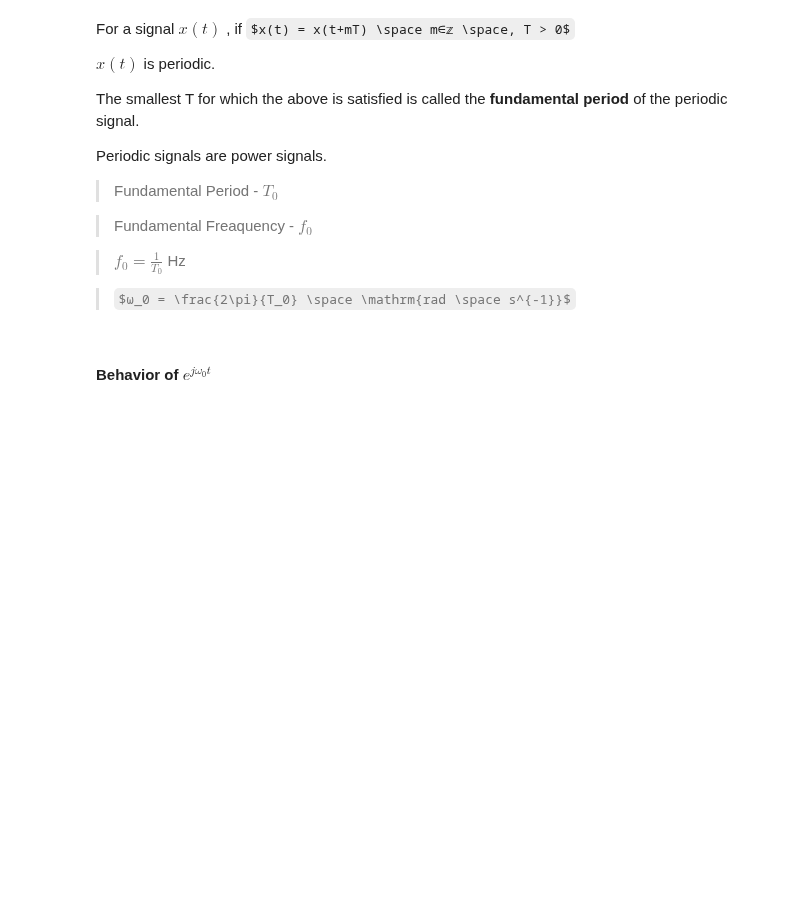
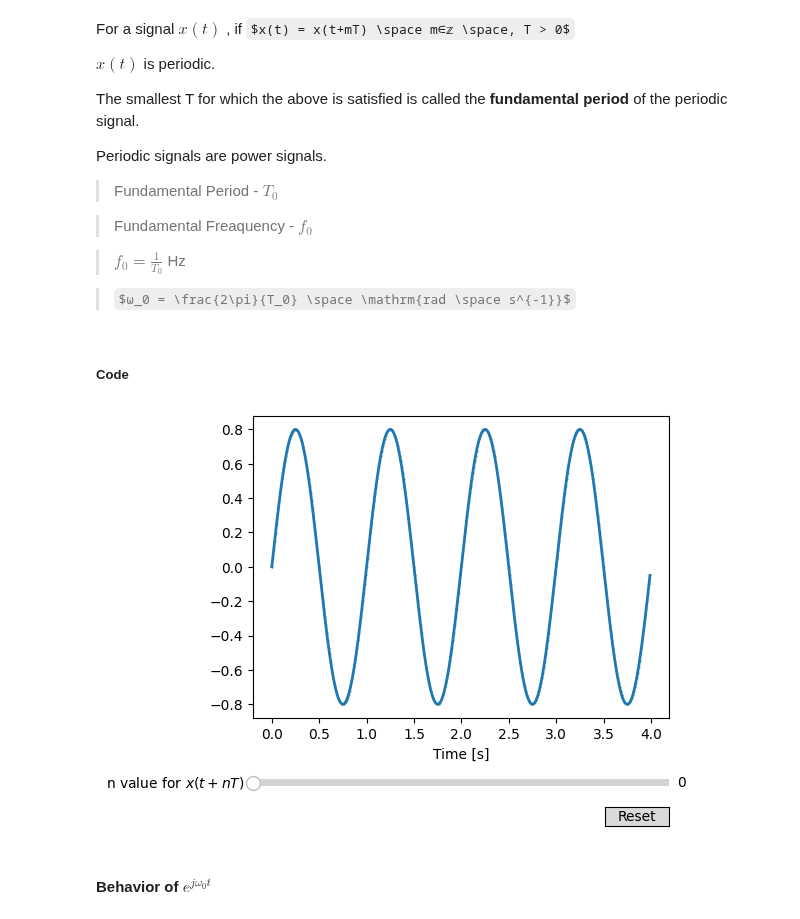
Before and after one commit to BuwanekaEpakanda/EE_257_Note_Book, a Jupyter notebook: EE_257_Signals_and_Systems.ipynb, the cells around one changed output. Drawn from its saved outputs; the diff is of its cells as text; code cells hidden in the pictures; some formulas as TeX source; blank space fills up the shorter version.

```diff
--- a/EE_257_Signals_and_Systems.ipynb
+++ b/EE_257_Signals_and_Systems.ipynb
@@ -269,2 +298,66 @@ Periodic signals are power signals.
+# %% [markdown]
+##### Code
+# %%
+# Plot of representing a periodic signal with its periodicity
+
+# periodic plots
+
+# ---------- The slider doesnt' work in colab -------------------
+# The parametrized function to be plotted
+def f(t, n):
+    w0 = 2*np.pi
+    T = 2*np.pi/w0
+    A = 0.8
+    return A * np.sin(w0*(t + n*T))
+dt = 0.01
+t = np.arange(0,4, dt)
+
+# Define initial parameters
+init_n= 0
+
+# Create the figure and the line that we will manipulate
+fig, ax = plt.subplots()
+line, = ax.plot(t, f(t, init_n), lw=2)
+ax.scatter(t , f(t, init_n) , s = 0.1 , color = 'green' )
+ax.set_xlabel('Time [s]')
+
+# adjust the main plot to make room for the sliders
+fig.subplots_adjust(left=0.25, bottom=0.25)
+
+# Make a horizontal slider to control the frequency.
+axShift= fig.add_axes([0.25, 0.1, 0.65, 0.03])
+shift_slider = Slider(
+    ax=axShift,
+    label='n value for $x(t+nT)$',
+    valmin=0,
+    valmax=4,
+    valinit=init_n,
+    valstep = 0.25
+
+)
+
+
+# The function to be called anytime a slider's value changes
+def update(val):
+    line.set_ydata(f(t, shift_slider.val))
+    fig.canvas.draw_idle()
+
+
+# register the update function with each slider
+shift_slider.on_changed(update)
+
+# Create a `matplotlib.widgets.Button` to reset the sliders to initial values.
+resetax = fig.add_axes([0.8, 0.025, 0.1, 0.04])
+button = Button(resetax, 'Reset', hovercolor='0.975')
+
+
+def reset(event):
+    shift_slider.reset()
+
+button.on_clicked(reset)
+
+plt.show()
+# %% [output]
+[figure, added]
 # %% [markdown]
 #### Behavior of $e^{j\omega_0t}$
```
Also changed, not shown: parts of 18 cells of this notebook.
